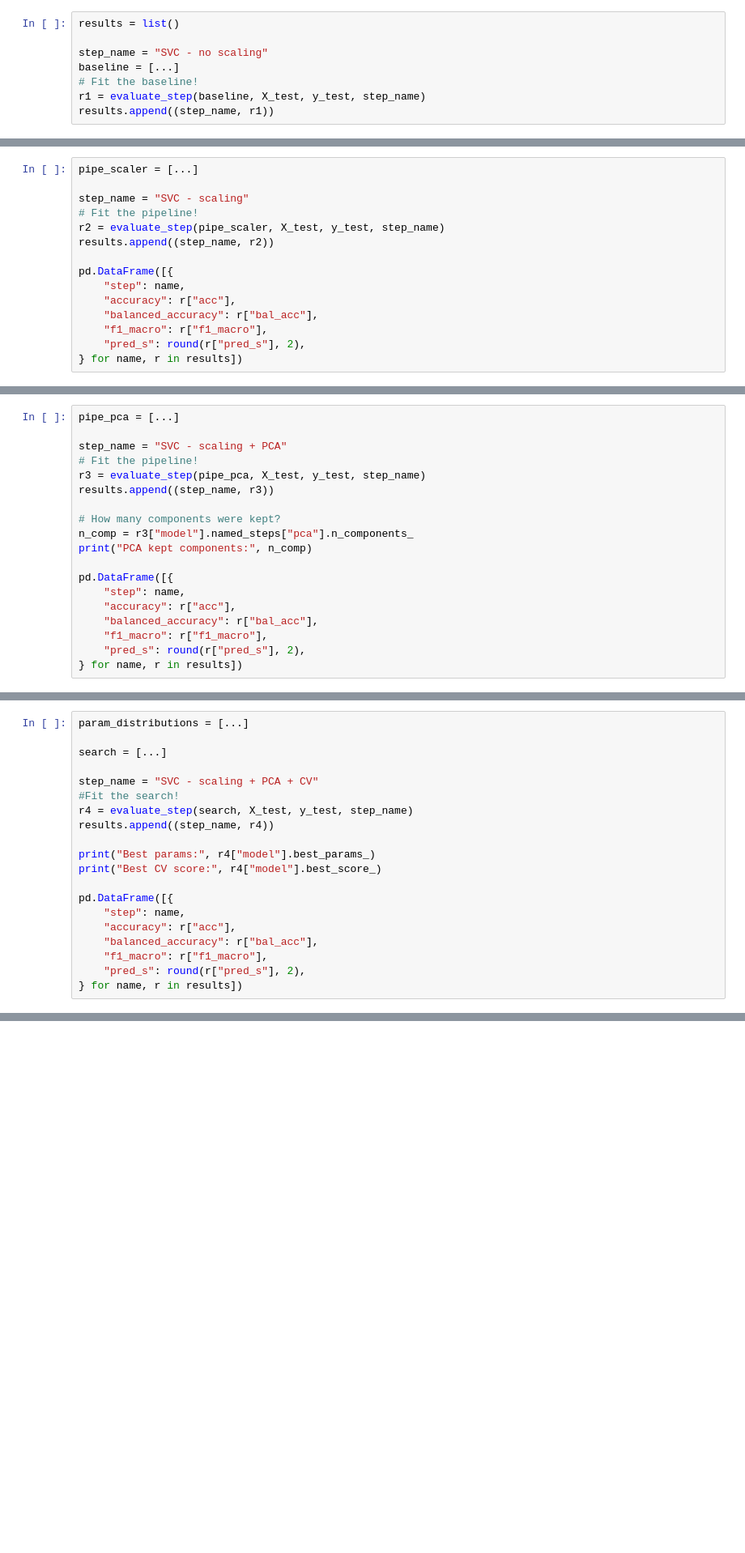
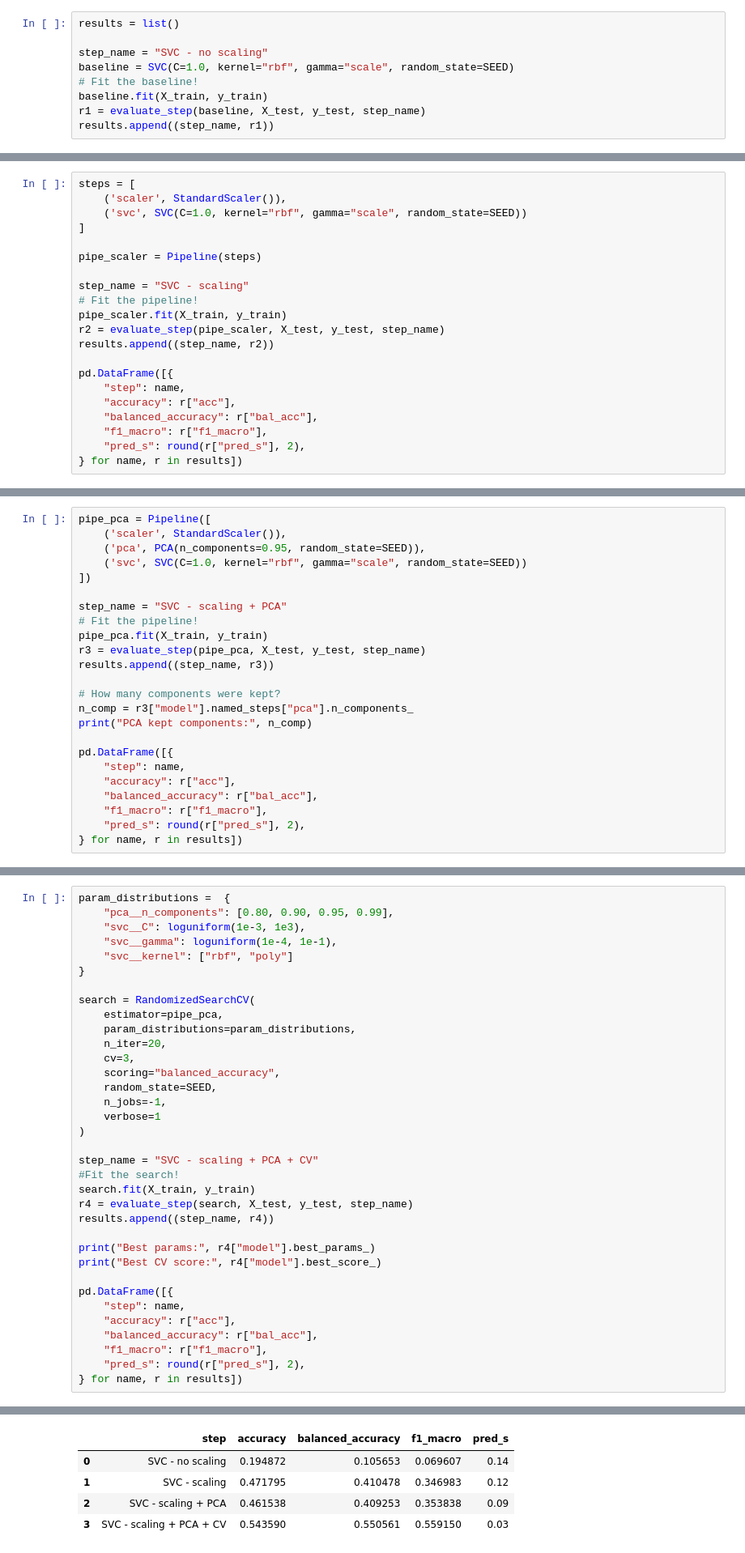
Before and after one commit to leilaalizadeh/Machine-Learning-in-Application, a Jupyter notebook: 1_ML_time_series_a_2.ipynb, the cells around one changed output, grey strips where cells are left out. Shown at 81% size. Drawn from its saved outputs; the diff is of its cells as text; blank space fills up the shorter version.

```diff
--- a/1_ML_time_series_a_2.ipynb
+++ b/1_ML_time_series_a_2.ipynb
@@ -278,7 +303,8 @@ We start with a plain [`SVC`](https://scikit-learn.org/stable/modules/generated/
 results = list()
 
 step_name = "SVC - no scaling"
-baseline = [...]
+baseline = SVC(C=1.0, kernel="rbf", gamma="scale", random_state=SEED)
 # Fit the baseline!
+baseline.fit(X_train, y_train)
 r1 = evaluate_step(baseline, X_test, y_test, step_name)
 results.append((step_name, r1))
@@ -303,10 +337,16 @@ results.append((step_name, r1))
 ## Assignment #2.2 — Add preprocessing with `StandardScaler`
 We wrap preprocessing + model inside a [`Pipeline`](https://scikit-learn.org/stable/modules/generated/sklearn.pipeline.Pipeline.html) to avoid data leakage and to make the workflow reproducible.
 # %%
-pipe_scaler = [...]
+steps = [
+    ('scaler', StandardScaler()),
+    ('svc', SVC(C=1.0, kernel="rbf", gamma="scale", random_state=SEED))
+]
+
+pipe_scaler = Pipeline(steps)
 
 step_name = "SVC - scaling"
 # Fit the pipeline!
+pipe_scaler.fit(X_train, y_train)
 r2 = evaluate_step(pipe_scaler, X_test, y_test, step_name)
 results.append((step_name, r2))
 
@@ -340,10 +391,15 @@ We add [`PCA`](https://scikit-learn.org/stable/modules/generated/sklearn.decompo
 
 Set the parameter n_components to preserve 95% of the variance.
 # %%
-pipe_pca = [...]
+pipe_pca = Pipeline([
+    ('scaler', StandardScaler()),
+    ('pca', PCA(n_components=0.95, random_state=SEED)),
+    ('svc', SVC(C=1.0, kernel="rbf", gamma="scale", random_state=SEED))
+])
 
 step_name = "SVC - scaling + PCA"
 # Fit the pipeline!
+pipe_pca.fit(X_train, y_train)
 r3 = evaluate_step(pipe_pca, X_test, y_test, step_name)
 results.append((step_name, r3))
 
@@ -454,12 +530,27 @@ for thr in thresholds:
 ## Assignment #2.4 — Hyperparameter tuning with [`RandomizedSearchCV`](https://scikit-learn.org/stable/modules/generated/sklearn.model_selection.RandomizedSearchCV.html)
 Now we tune the full Pipeline. This is the recommended sklearn workflow because CV happens *inside* the pipeline.
 # %%
-param_distributions = [...]
+param_distributions =  {
+    "pca__n_components": [0.80, 0.90, 0.95, 0.99],
+    "svc__C": loguniform(1e-3, 1e3),
+    "svc__gamma": loguniform(1e-4, 1e-1),
+    "svc__kernel": ["rbf", "poly"]
+}
 
-search = [...]
+search = RandomizedSearchCV(
+    estimator=pipe_pca,
+    param_distributions=param_distributions,
+    n_iter=20,
+    cv=3,
+    scoring="balanced_accuracy",
+    random_state=SEED,
+    n_jobs=-1,
+    verbose=1
+)
 
 step_name = "SVC - scaling + PCA + CV"
 #Fit the search!
+search.fit(X_train, y_train)
 r4 = evaluate_step(search, X_test, y_test, step_name)
 results.append((step_name, r4))
 
@@ -473,3 +564,4 @@ pd.DataFrame([{
     "f1_macro": r["f1_macro"],
     "pred_s": round(r["pred_s"], 2),
 } for name, r in results])
+# %% [output]
@@ -476,3 +578,8 @@ pd.DataFrame([{
+|  | step | accuracy | balanced_accuracy | f1_macro | pred_s |
+| 0 | SVC - no scaling | 0.194872 | 0.105653 | 0.069607 | 0.14 |
+| 1 | SVC - scaling | 0.471795 | 0.410478 | 0.346983 | 0.12 |
+| 2 | SVC - scaling + PCA | 0.461538 | 0.409253 | 0.353838 | 0.09 |
+| 3 | SVC - scaling + PCA + CV | 0.543590 | 0.550561 | 0.559150 | 0.03 |
 # %% [markdown]
 ## Assignment #3 — Final model report
 
```
Also changed, not shown: parts of 20 cells of this notebook.
